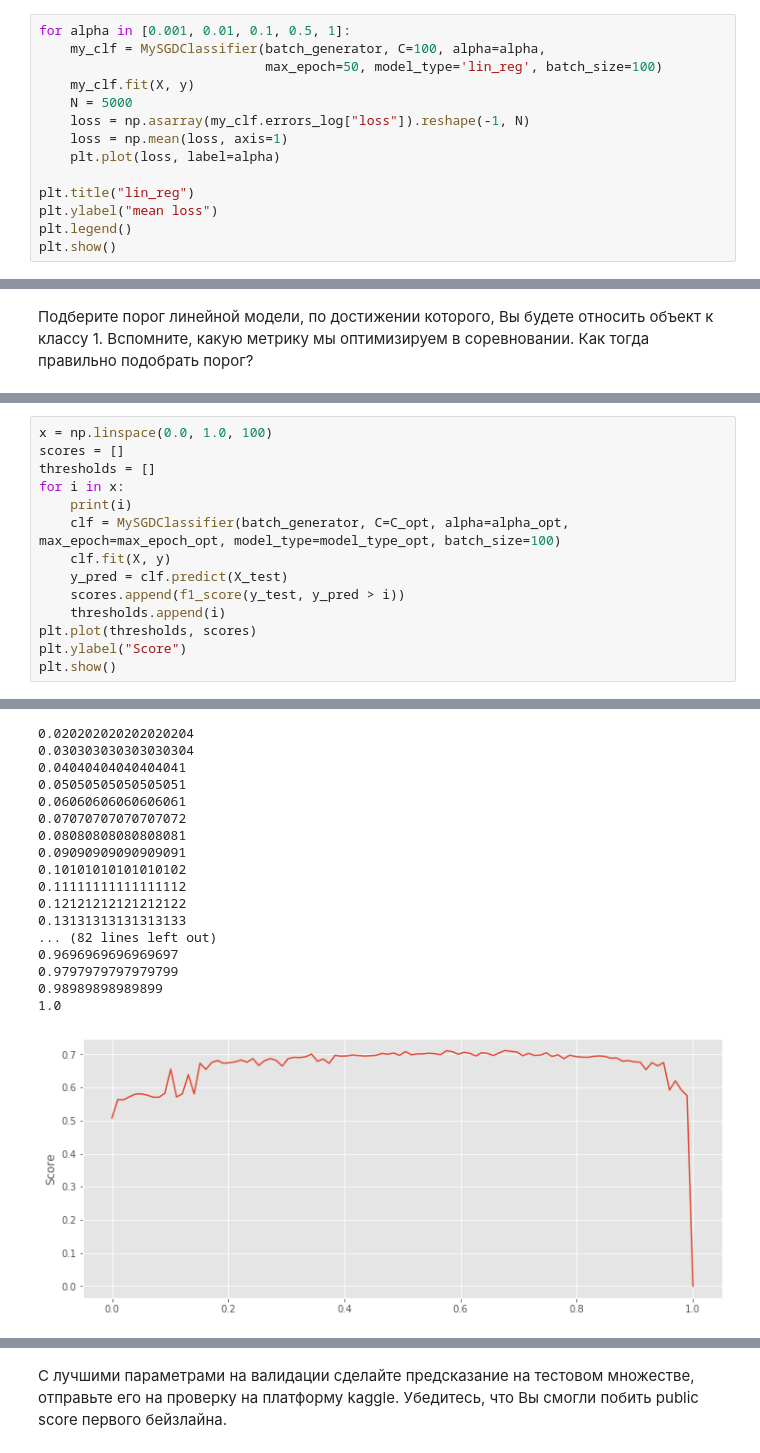
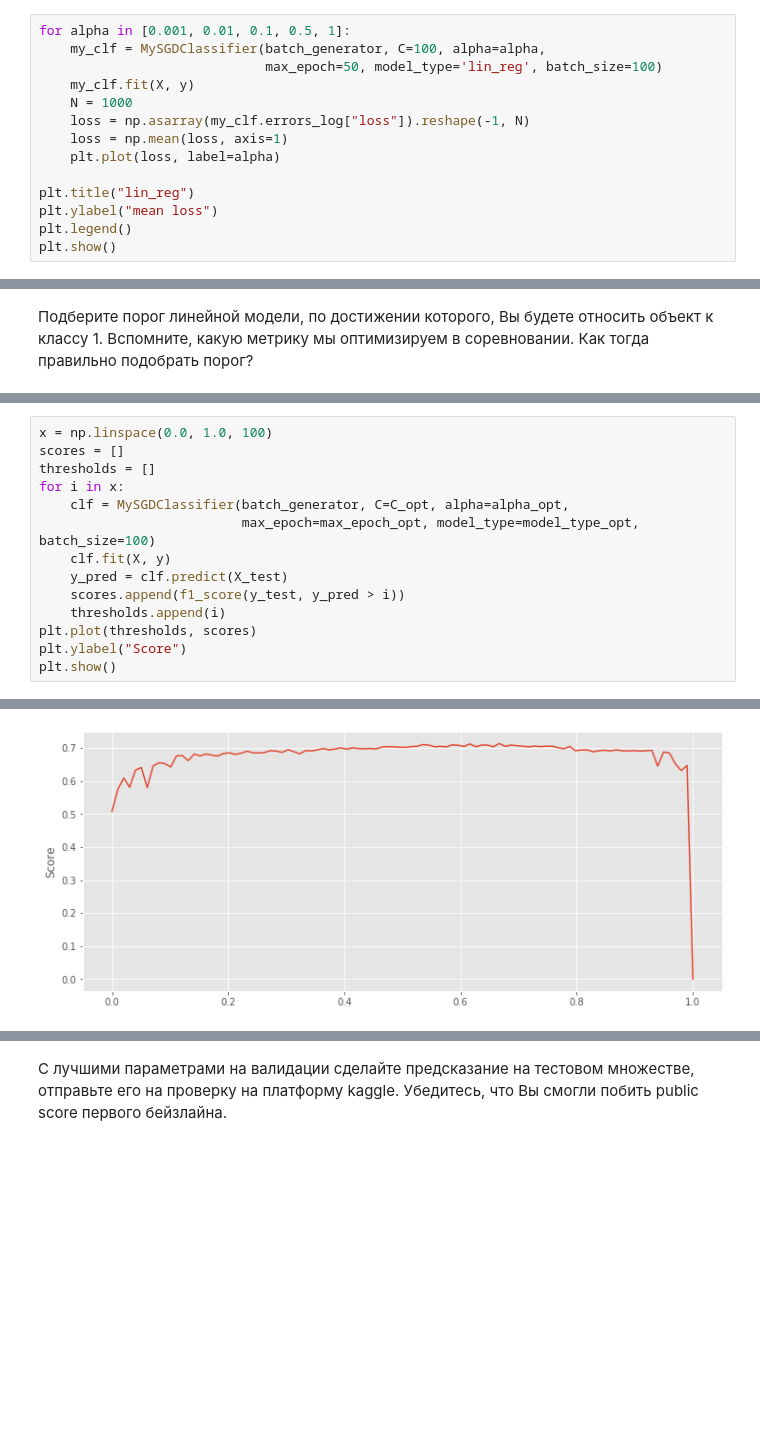
Before and after one commit to Misha77k/ML_technosphere_2021, a Jupyter notebook: sonin_hw2.ipynb, the cells around one changed output, grey strips where cells are left out. Drawn from its saved outputs; the diff is of its cells as text; blank space fills up the shorter version.

```diff
--- a/sonin_hw2.ipynb
+++ b/sonin_hw2.ipynb
@@ -466,7 +466,7 @@ for alpha in [0.001, 0.01, 0.1, 0.5, 1]:
     my_clf = MySGDClassifier(batch_generator, C=100, alpha=alpha,
                              max_epoch=50, model_type='lin_reg', batch_size=100)
     my_clf.fit(X, y)
-    N = 5000
+    N = 1000
     loss = np.asarray(my_clf.errors_log["loss"]).reshape(-1, N)
     loss = np.mean(loss, axis=1)
     plt.plot(loss, label=alpha)
@@ -678,8 +679,8 @@ x = np.linspace(0.0, 1.0, 100)
 scores = []
 thresholds = []
 for i in x:
-    print(i)
-    clf = MySGDClassifier(batch_generator, C=C_opt, alpha=alpha_opt, max_epoch=max_epoch_opt, model_type=model_type_opt, batch_size=100)
+    clf = MySGDClassifier(batch_generator, C=C_opt, alpha=alpha_opt,
+                          max_epoch=max_epoch_opt, model_type=model_type_opt, batch_size=100)
     clf.fit(X, y)
     y_pred = clf.predict(X_test)
     scores.append(f1_score(y_test, y_pred > i))
@@ -693,21 +692,4 @@ plt.show()
-0.020202020202020204
-0.030303030303030304
-0.04040404040404041
-0.05050505050505051
-0.06060606060606061
-0.07070707070707072
-0.08080808080808081
-0.09090909090909091
-0.10101010101010102
-0.11111111111111112
-0.12121212121212122
-0.13131313131313133
-... (82 lines left out)
-0.9696969696969697
-0.9797979797979799
-0.98989898989899
-1.0
-[figure, old version]
+[figure, new version]
 # %%
 m = np.asarray(scores).max()
 threshold_model = thresholds[np.argmax(scores)]
```
Also changed, not shown: parts of 9 cells of this notebook.
